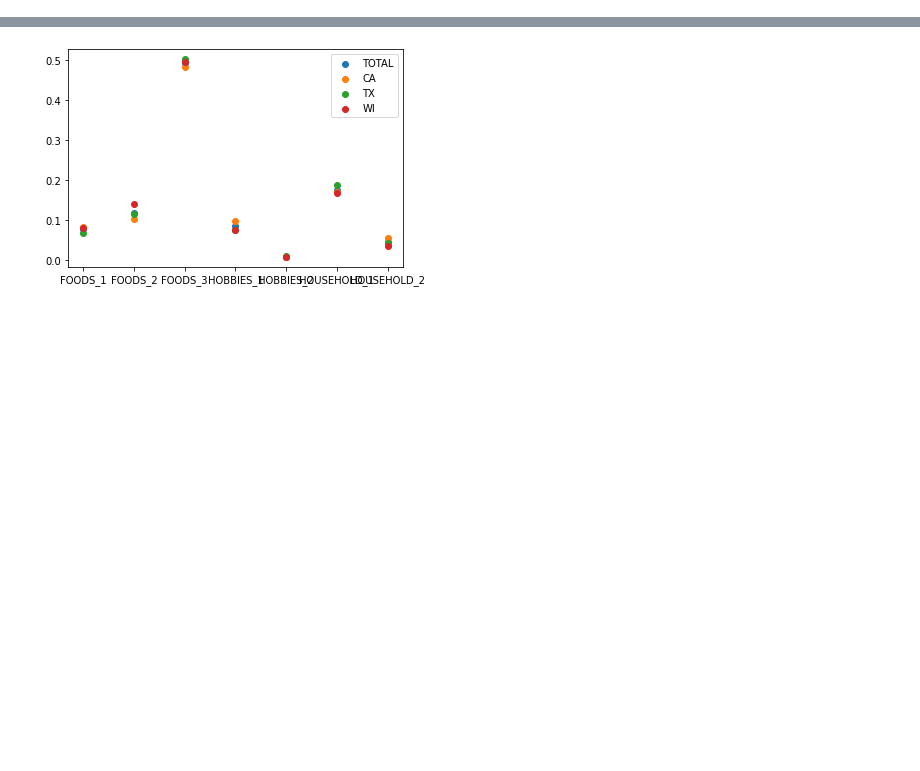
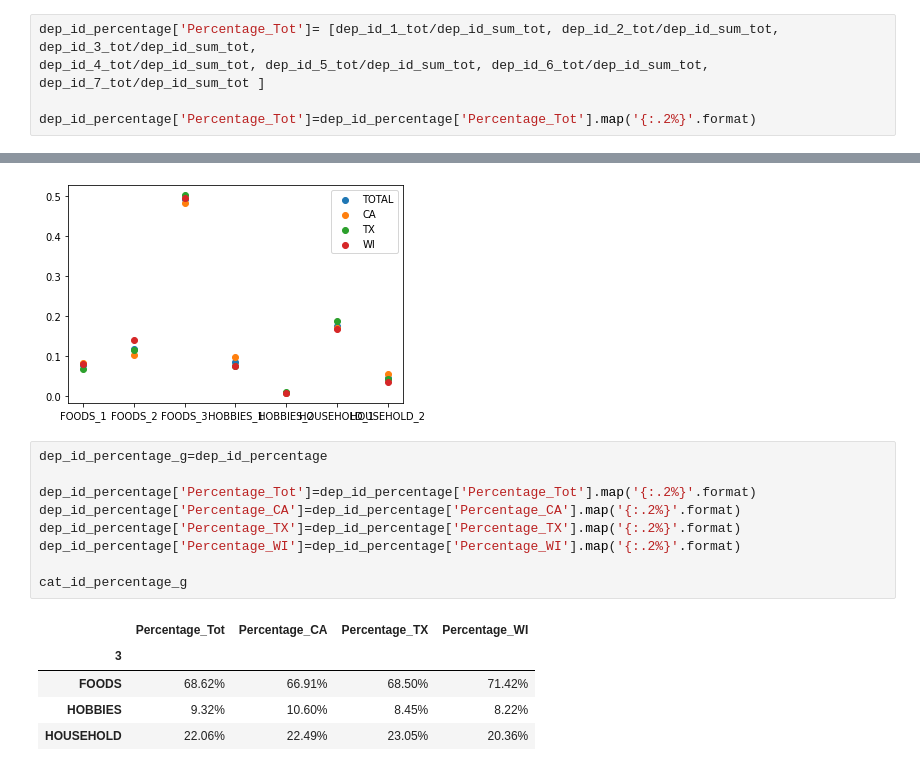
Before and after one commit to lymc33/Data_visualization, a Jupyter notebook: 5_Dashboard_3.ipynb, the cells around one changed output, grey strips where cells are left out. Saved outputs shown, nothing was run; the diff lists cells and outputs as text; blank space fills up the shorter version.

```diff
--- a/5_Dashboard_3.ipynb
+++ b/5_Dashboard_3.ipynb
@@ -305,6 +306,11 @@ dep_id_5_WI= df1_WI.groupby([3,2]).sum().values[4].sum()
 dep_id_6_WI= df1_WI.groupby([3,2]).sum().values[5].sum()
 dep_id_7_WI= df1_WI.groupby([3,2]).sum().values[6].sum()
 dep_id_sum_WI= df1_WI.groupby([3,2]).sum().values.sum()
+# %%
+dep_id_percentage['Percentage_Tot']= [dep_id_1_tot/dep_id_sum_tot, dep_id_2_tot/dep_id_sum_tot, dep_id_3_tot/dep_id_sum_tot,
+dep_id_4_tot/dep_id_sum_tot, dep_id_5_tot/dep_id_sum_tot, dep_id_6_tot/dep_id_sum_tot, dep_id_7_tot/dep_id_sum_tot ]
+
+dep_id_percentage['Percentage_Tot']=dep_id_percentage['Percentage_Tot'].map('{:.2%}'.format)
 # %%
 dep_id_percentage['Percentage_Tot']= [dep_id_1_tot/dep_id_sum_tot, dep_id_2_tot/dep_id_sum_tot, dep_id_3_tot/dep_id_sum_tot,
 dep_id_4_tot/dep_id_sum_tot, dep_id_5_tot/dep_id_sum_tot, dep_id_6_tot/dep_id_sum_tot, dep_id_7_tot/dep_id_sum_tot ]
@@ -399,3 +430,18 @@ shutil.move(pos1,pos2)
 # %% [output]
 '/Users/yairmartinez/Documents/GitHub/Data_visualization/Load/Gráficas/10_Dispersion_Venta_en_cantidad_por_dept&state.jpg'
 [figure]
+# %%
+dep_id_percentage_g=dep_id_percentage
+
+dep_id_percentage['Percentage_Tot']=dep_id_percentage['Percentage_Tot'].map('{:.2%}'.format)
+dep_id_percentage['Percentage_CA']=dep_id_percentage['Percentage_CA'].map('{:.2%}'.format)
+dep_id_percentage['Percentage_TX']=dep_id_percentage['Percentage_TX'].map('{:.2%}'.format)
+dep_id_percentage['Percentage_WI']=dep_id_percentage['Percentage_WI'].map('{:.2%}'.format)
+
+cat_id_percentage_g
+# %% [output]
+|  | Percentage_Tot | Percentage_CA | Percentage_TX | Percentage_WI |
+| 3 |  |  |  |  |
+| FOODS | 68.62% | 66.91% | 68.50% | 71.42% |
+| HOBBIES | 9.32% | 10.60% | 8.45% | 8.22% |
+| HOUSEHOLD | 22.06% | 22.49% | 23.05% | 20.36% |
```
Also changed, not shown: parts of 5 cells of this notebook, 2 other files.
